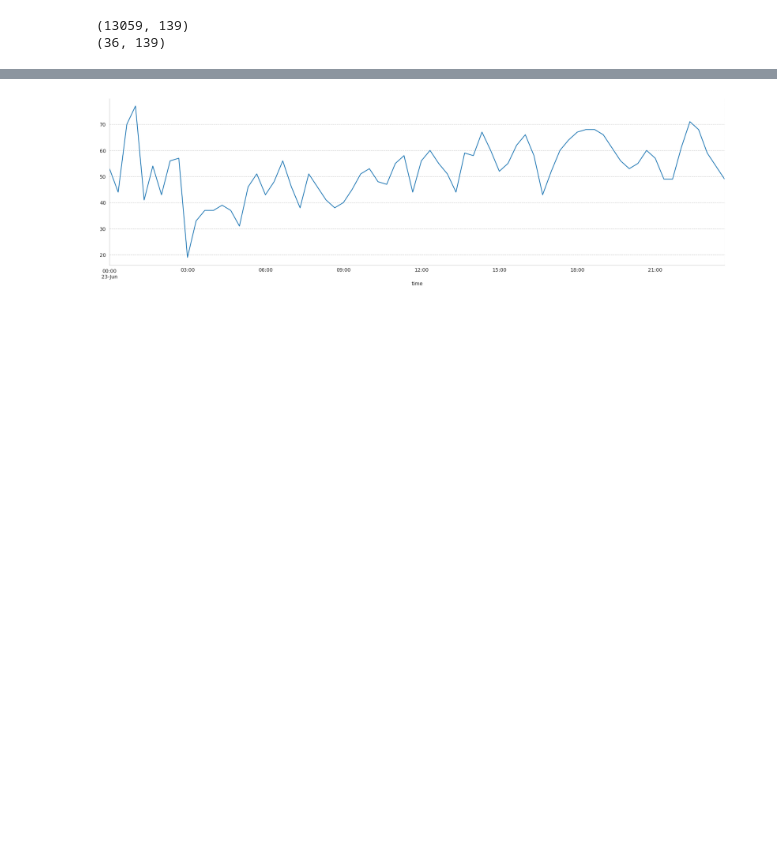
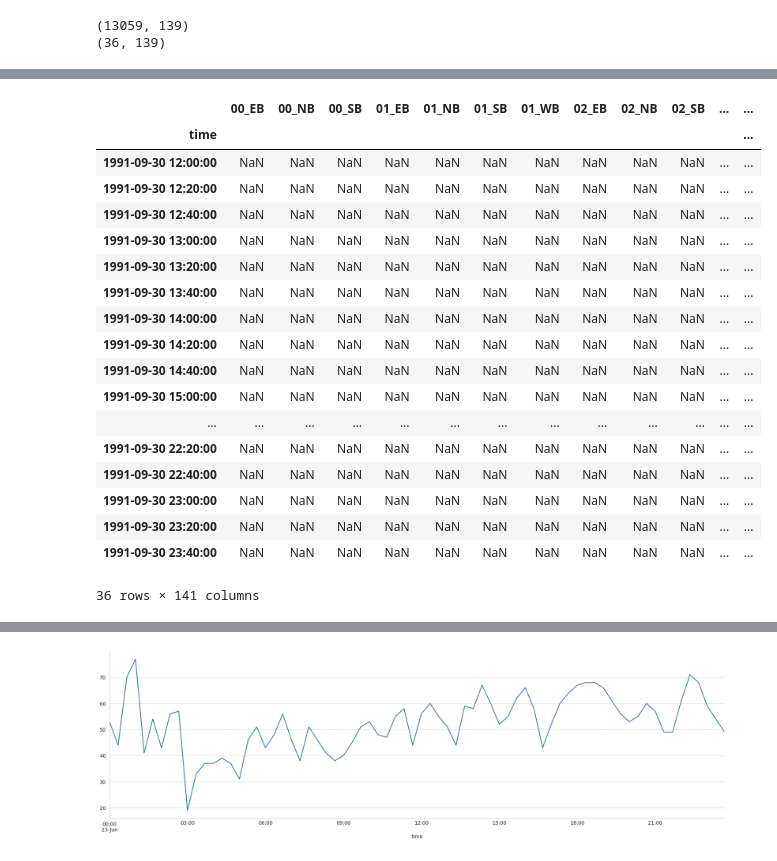
Before and after one commit to fabriziobasso/kaggle, a Jupyter notebook: congestion_v1.ipynb, the cells around one changed output, grey strips where cells are left out. Drawn from its saved outputs; the diff is of its cells as text; code cells hidden in the pictures; blank space fills up the shorter version.

```diff
--- a/congestion_v1.ipynb
+++ b/congestion_v1.ipynb
@@ -694,3 +793,25 @@ print(test_ts_final.shape)
+# %%
+test_ts_final
+# %% [output]
+|  | 00_EB | 00_NB | 00_SB | 01_EB | 01_NB | 01_SB | 01_WB | 02_EB | 02_NB | 02_SB | ... | ... |
+| time |  |  |  |  |  |  |  |  |  |  |  | ... |
+| 1991-09-30 12:00:00 | NaN | NaN | NaN | NaN | NaN | NaN | NaN | NaN | NaN | NaN | ... | ... |
+| 1991-09-30 12:20:00 | NaN | NaN | NaN | NaN | NaN | NaN | NaN | NaN | NaN | NaN | ... | ... |
+| 1991-09-30 12:40:00 | NaN | NaN | NaN | NaN | NaN | NaN | NaN | NaN | NaN | NaN | ... | ... |
+| 1991-09-30 13:00:00 | NaN | NaN | NaN | NaN | NaN | NaN | NaN | NaN | NaN | NaN | ... | ... |
+| 1991-09-30 13:20:00 | NaN | NaN | NaN | NaN | NaN | NaN | NaN | NaN | NaN | NaN | ... | ... |
+| 1991-09-30 13:40:00 | NaN | NaN | NaN | NaN | NaN | NaN | NaN | NaN | NaN | NaN | ... | ... |
+| 1991-09-30 14:00:00 | NaN | NaN | NaN | NaN | NaN | NaN | NaN | NaN | NaN | NaN | ... | ... |
+| 1991-09-30 14:20:00 | NaN | NaN | NaN | NaN | NaN | NaN | NaN | NaN | NaN | NaN | ... | ... |
+| 1991-09-30 14:40:00 | NaN | NaN | NaN | NaN | NaN | NaN | NaN | NaN | NaN | NaN | ... | ... |
+| 1991-09-30 15:00:00 | NaN | NaN | NaN | NaN | NaN | NaN | NaN | NaN | NaN | NaN | ... | ... |
+| ... | ... | ... | ... | ... | ... | ... | ... | ... | ... | ... | ... | ... |
+| 1991-09-30 22:20:00 | NaN | NaN | NaN | NaN | NaN | NaN | NaN | NaN | NaN | NaN | ... | ... |
+| 1991-09-30 22:40:00 | NaN | NaN | NaN | NaN | NaN | NaN | NaN | NaN | NaN | NaN | ... | ... |
+| 1991-09-30 23:00:00 | NaN | NaN | NaN | NaN | NaN | NaN | NaN | NaN | NaN | NaN | ... | ... |
+| 1991-09-30 23:20:00 | NaN | NaN | NaN | NaN | NaN | NaN | NaN | NaN | NaN | NaN | ... | ... |
+| 1991-09-30 23:40:00 | NaN | NaN | NaN | NaN | NaN | NaN | NaN | NaN | NaN | NaN | ... | ... |
+36 rows × 141 columns
 # %%
 fig, ax = plt.subplots(figsize=(22,6))
 
```
Also changed, not shown: parts of 12 cells of this notebook.
